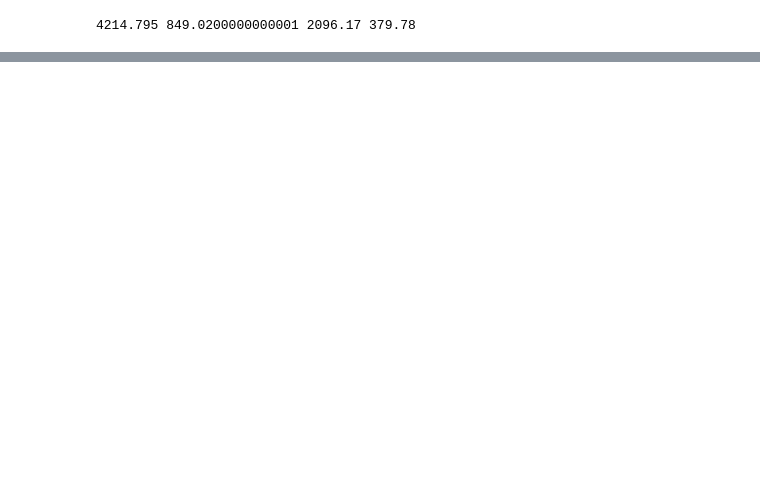
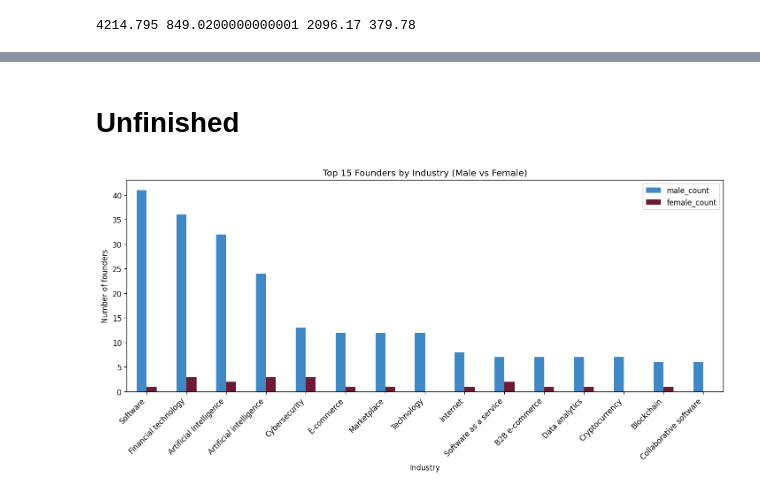
Before and after one commit to viktorpantushev/gender-aspekte-bei-unicorns, a Jupyter notebook: gender_aspekte_bei_unicorns.ipynb, the cells around one changed output, grey strips where cells are left out. Cells and saved outputs as stored; diff of their text form; code cells hidden in the pictures; blank space fills up the shorter version.

```diff
--- a/gender_aspekte_bei_unicorns.ipynb
+++ b/gender_aspekte_bei_unicorns.ipynb
@@ -333,0 +306,42 @@ for founder_number1, female, male, row in zip(founder_number, total_female_found
+# %% [markdown]
+# Unfinished
+# %%
+import pandas as pd
+import matplotlib.pyplot as plt
+import re
+
+# df = ... your DataFrame
+
+# Convert to string safely
+s = df["Founder_Genders"].fillna("").astype(str)
+
+def count_genders(x):
+    x = str(x).lower()
+    males = len(re.findall(r'\bmale\b', x))
+    females = len(re.findall(r'\bfemale\b', x))
+    return pd.Series({"male_count": males, "female_count": females})
+
+df[["male_count", "female_count"]] = s.apply(count_genders)
+
+# Top 15 industries by total founders (male+female)
+agg = df.groupby("Industry")[["male_count", "female_count"]].sum()
+top15 = agg.assign(total=agg["male_count"] + agg["female_count"]).sort_values("total", ascending=False).head(15)
+
+# Colors
+colors = ["#3F88C5", "#6D1A36"]  # male, female
+
+# Plot
+ax = top15[["male_count", "female_count"]].plot(
+    kind="bar",
+    figsize=(12, 6),
+    color=colors
+)
+
+plt.xticks(rotation=45, ha="right")
+plt.xlabel("Industry")
+plt.ylabel("Number of founders")
+plt.title("Top 15 Founders by Industry (Male vs Female)")
+plt.tight_layout()
+plt.show()
+# %% [output]
+[figure, added]
```
Also changed, not shown: parts of 9 cells of this notebook.
